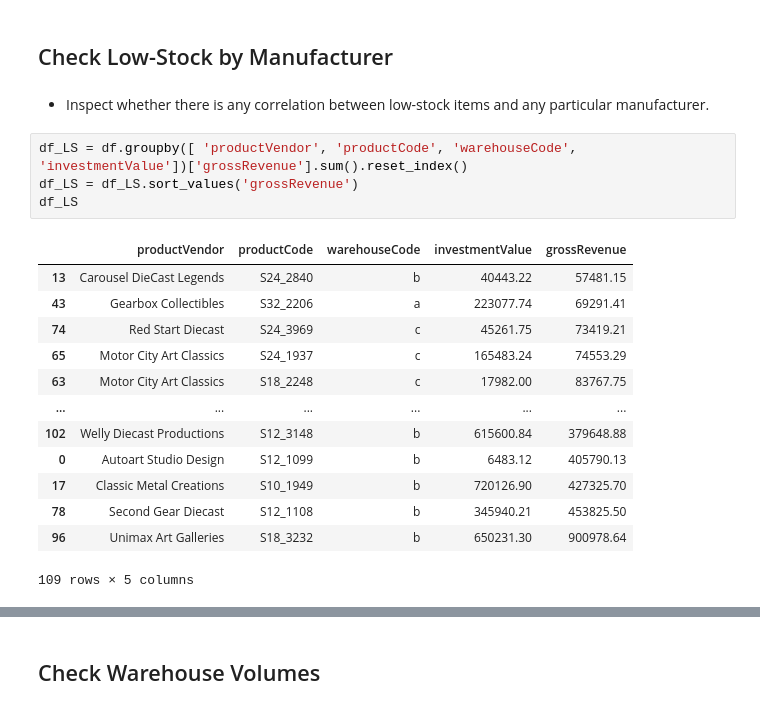
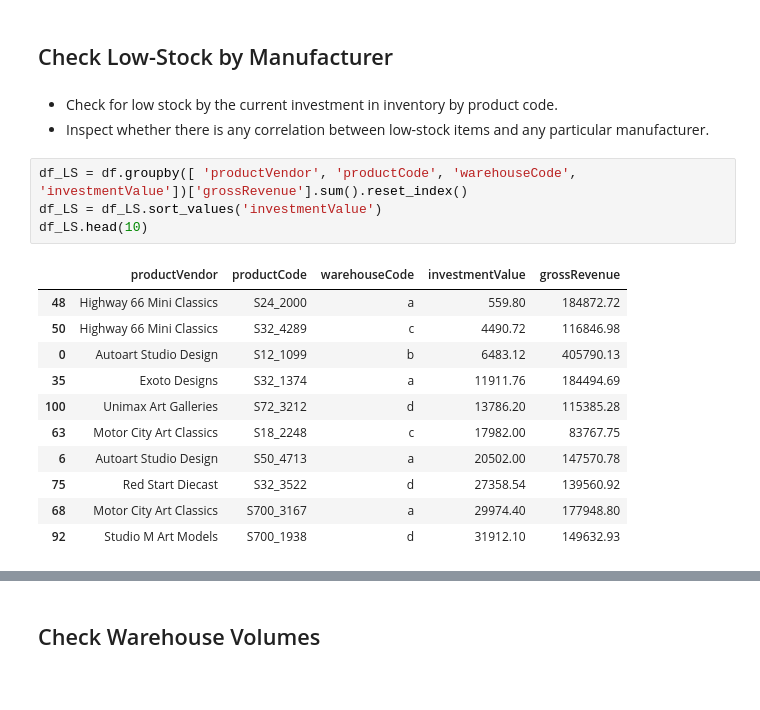
Before and after one commit to BCPMcustom/courseraSQL, a Jupyter notebook: Course#10/MintClassics.ipynb, the cells around one changed output, grey strips where cells are left out. Drawn from its saved outputs; the diff is of its cells as text.

```diff
--- a/Course#10/MintClassics.ipynb
+++ b/Course#10/MintClassics.ipynb
@@ -171,22 +171,21 @@ plt.close('all')
 # %% [markdown]
 ## Check Low-Stock by Manufacturer
 # %% [markdown]
+- Check for low stock by the current investment in inventory by product code.
 - Inspect whether there is any correlation between low-stock items and any particular manufacturer.
 # %%
 df_LS = df.groupby([ 'productVendor', 'productCode', 'warehouseCode', 'investmentValue'])['grossRevenue'].sum().reset_index()
-df_LS = df_LS.sort_values('grossRevenue')
-df_LS
+df_LS = df_LS.sort_values('investmentValue')
+df_LS.head(10)
 # %% [output]
 |  | productVendor | productCode | warehouseCode | investmentValue | grossRevenue |
-| 13 | Carousel DieCast Legends | S24_2840 | b | 40443.22 | 57481.15 |
-| 43 | Gearbox Collectibles | S32_2206 | a | 223077.74 | 69291.41 |
-| 74 | Red Start Diecast | S24_3969 | c | 45261.75 | 73419.21 |
-| 65 | Motor City Art Classics | S24_1937 | c | 165483.24 | 74553.29 |
+| 48 | Highway 66 Mini Classics | S24_2000 | a | 559.80 | 184872.72 |
+| 50 | Highway 66 Mini Classics | S32_4289 | c | 4490.72 | 116846.98 |
+| 0 | Autoart Studio Design | S12_1099 | b | 6483.12 | 405790.13 |
+| 35 | Exoto Designs | S32_1374 | a | 11911.76 | 184494.69 |
+| 100 | Unimax Art Galleries | S72_3212 | d | 13786.20 | 115385.28 |
 | 63 | Motor City Art Classics | S18_2248 | c | 17982.00 | 83767.75 |
-| ... | ... | ... | ... | ... | ... |
-| 102 | Welly Diecast Productions | S12_3148 | b | 615600.84 | 379648.88 |
-| 0 | Autoart Studio Design | S12_1099 | b | 6483.12 | 405790.13 |
-| 17 | Classic Metal Creations | S10_1949 | b | 720126.90 | 427325.70 |
-| 78 | Second Gear Diecast | S12_1108 | b | 345940.21 | 453825.50 |
-| 96 | Unimax Art Galleries | S18_3232 | b | 650231.30 | 900978.64 |
+| 6 | Autoart Studio Design | S50_4713 | a | 20502.00 | 147570.78 |
+| 75 | Red Start Diecast | S32_3522 | d | 27358.54 | 139560.92 |
+| 68 | Motor City Art Classics | S700_3167 | a | 29974.40 | 177948.80 |
+| 92 | Studio M Art Models | S700_1938 | d | 31912.10 | 149632.93 |
-109 rows × 5 columns
```
Also changed, not shown: parts of 8 cells of this notebook, 12 other files.
